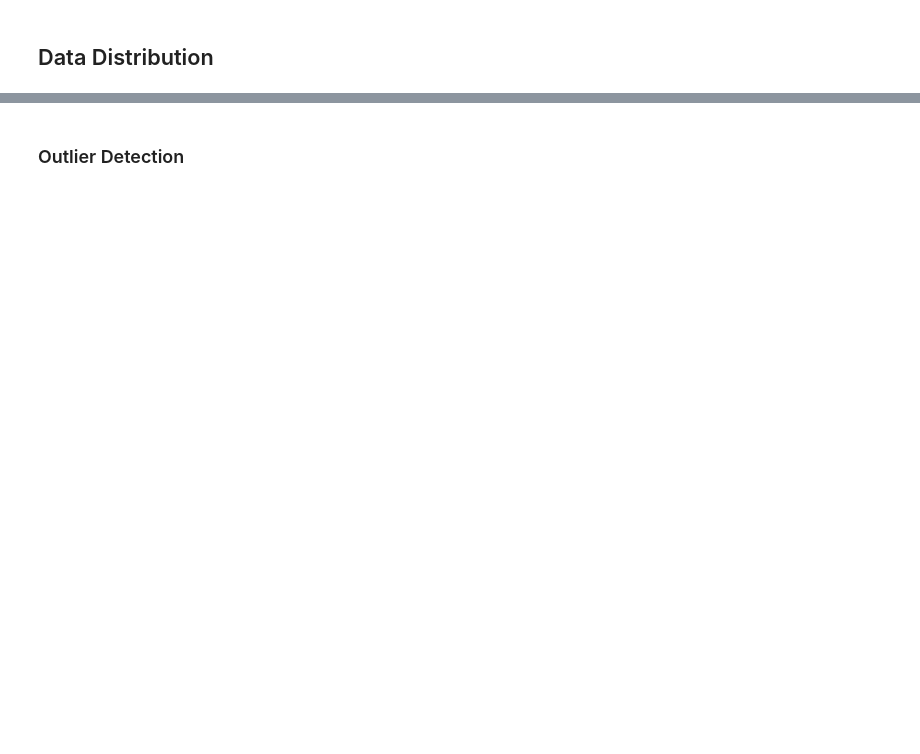
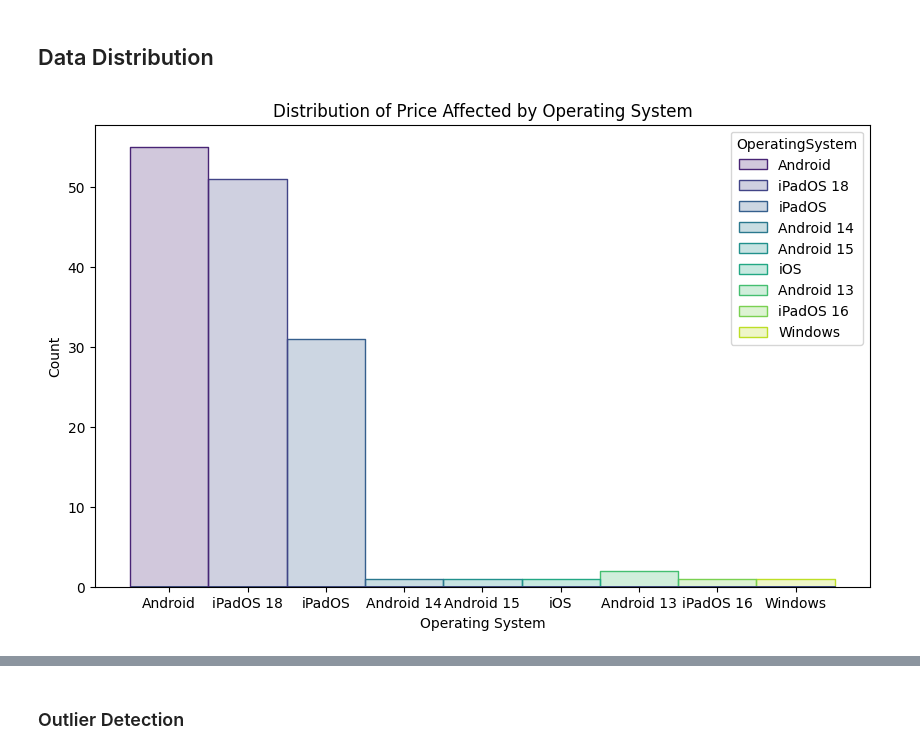
Before and after one commit to xbarborik/UPA, a Jupyter notebook: part3/analysis.ipynb, the cells around one changed output, grey strips where cells are left out. Saved outputs shown, nothing was run; the diff lists cells and outputs as text; code cells hidden in the pictures; blank space fills up the shorter version.

```diff
--- a/part3/analysis.ipynb
+++ b/part3/analysis.ipynb
@@ -39,7 +149,9 @@ df['Resolution'] = df['Resolution'].str.replace('pixels', '').replace('N/A', np.
 # %%
 plt.figure(figsize=(10, 6))
 # Using 'hue' allows you to see how OS affects the distribution of Price
-sns.histplot(data=df, x='Price_Num', hue='OperatingSystem', kde=True, element="step", palette='viridis')
-plt.title('Distribution of Price Affected by Operating System')
-plt.xlabel('Price (£)')
+sns.histplot(data=df, x='OperatingSystem', hue='OperatingSystem', element="step", palette='viridis')
+plt.title('Distribution of Price Affected by Operating System') #změnit název!!
+plt.xlabel('Operating System')
 plt.show()
+# %% [output]
+[figure, added]
```
Also changed, not shown: parts of 20 cells of this notebook.
